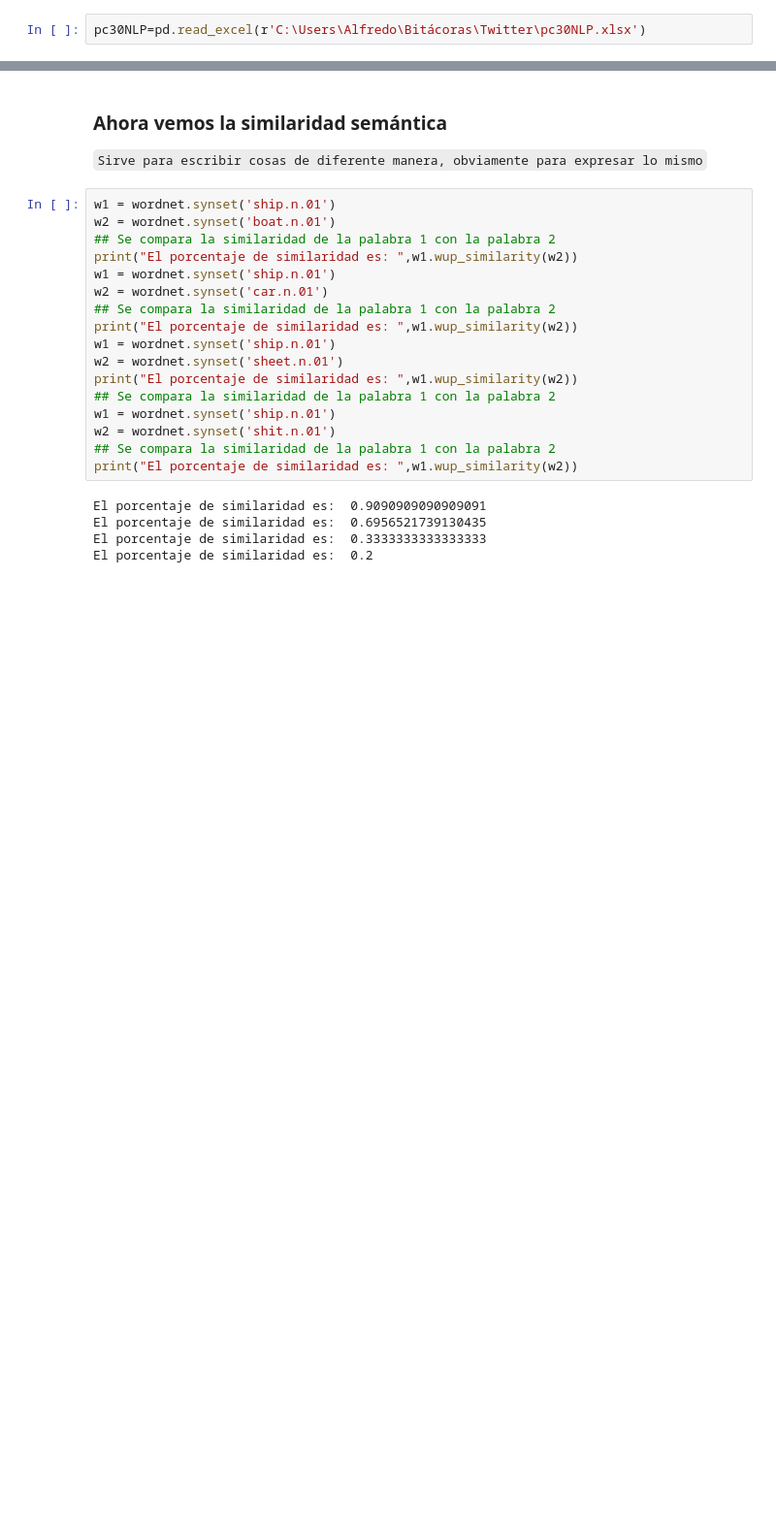
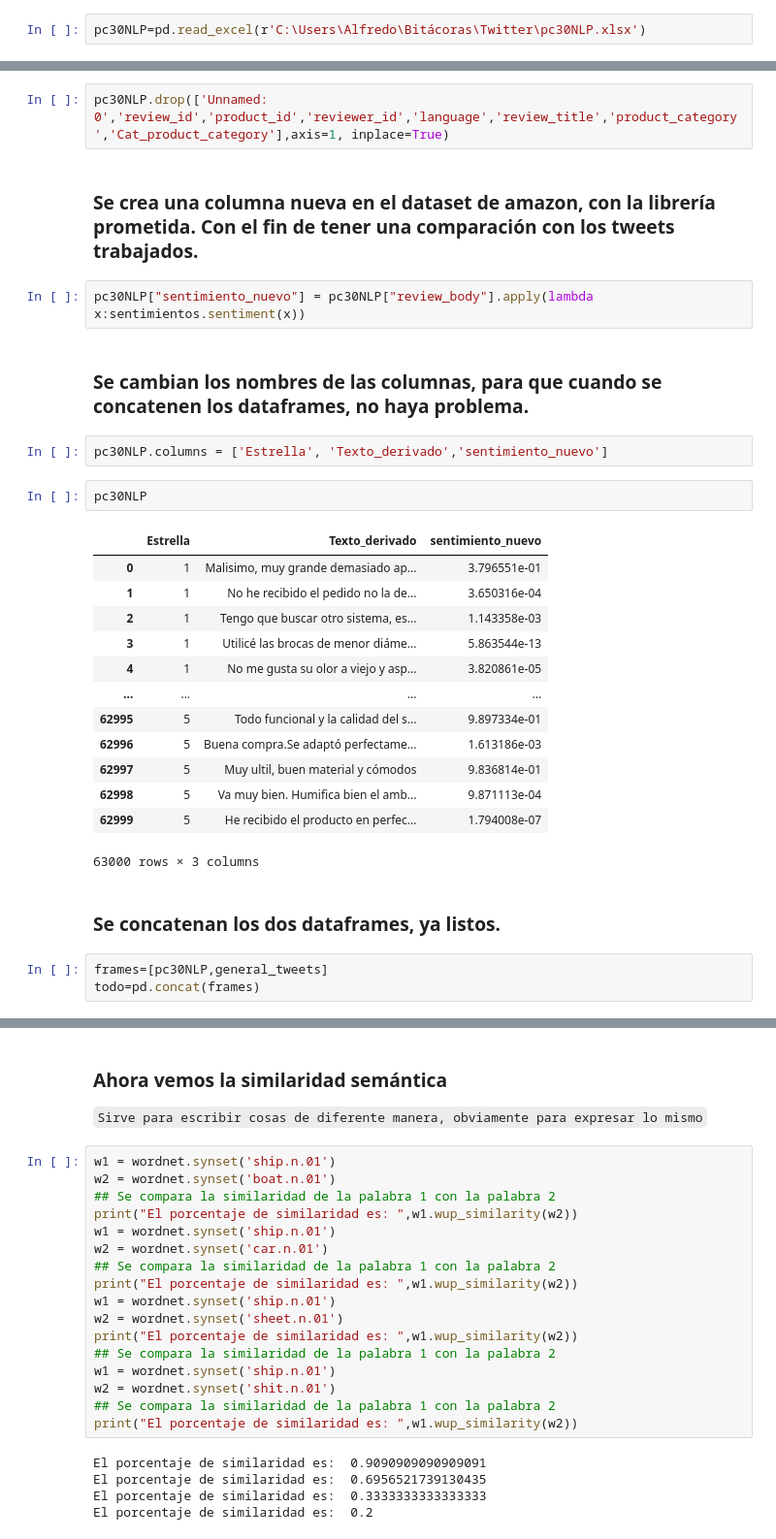
Before and after one commit to panasabena/Analisis_exploratorio_de_tweepy, a Jupyter notebook: Explorando.ipynb, the cells around one changed output, grey strips where cells are left out. Shown at 97% size. Cells and saved outputs as stored; diff of their text form; blank space fills up the shorter version.

```diff
--- a/Explorando.ipynb
+++ b/Explorando.ipynb
@@ -1017,0 +857,31 @@ a series of steps to be carried out or goals to be accomplished
+# %%
+pc30NLP.drop(['Unnamed: 0','review_id','product_id','reviewer_id','language','review_title','product_category','Cat_product_category'],axis=1, inplace=True)
+# %% [markdown]
+### Se crea una columna nueva en el dataset de amazon, con la librería prometida. Con el fin de tener una comparación con los tweets trabajados.
+# %%
+pc30NLP["sentimiento_nuevo"] = pc30NLP["review_body"].apply(lambda x:sentimientos.sentiment(x))
+# %% [markdown]
+### Se cambian los nombres de las columnas, para que cuando se concatenen los dataframes, no haya problema.
+# %%
+pc30NLP.columns = ['Estrella', 'Texto_derivado','sentimiento_nuevo']
+# %%
+pc30NLP
+# %% [output]
+|  | Estrella | Texto_derivado | sentimiento_nuevo |
+| 0 | 1 | Malisimo, muy grande demasiado ap... | 3.796551e-01 |
+| 1 | 1 | No he recibido el pedido no la de... | 3.650316e-04 |
+| 2 | 1 | Tengo que buscar otro sistema, es... | 1.143358e-03 |
+| 3 | 1 | Utilicé las brocas de menor diáme... | 5.863544e-13 |
+| 4 | 1 | No me gusta su olor a viejo y asp... | 3.820861e-05 |
+| ... | ... | ... | ... |
+| 62995 | 5 | Todo funcional y la calidad del s... | 9.897334e-01 |
+| 62996 | 5 | Buena compra.Se adaptó perfectame... | 1.613186e-03 |
+| 62997 | 5 | Muy ultil, buen material y cómodos | 9.836814e-01 |
+| 62998 | 5 | Va muy bien. Humifica bien el amb... | 9.871113e-04 |
+| 62999 | 5 | He recibido el producto en perfec... | 1.794008e-07 |
+63000 rows × 3 columns
+# %% [markdown]
+### Se concatenan los dos dataframes, ya listos.
+# %%
+frames=[pc30NLP,general_tweets]
+todo=pd.concat(frames)
```
Also changed, not shown: parts of 35 cells of this notebook.
